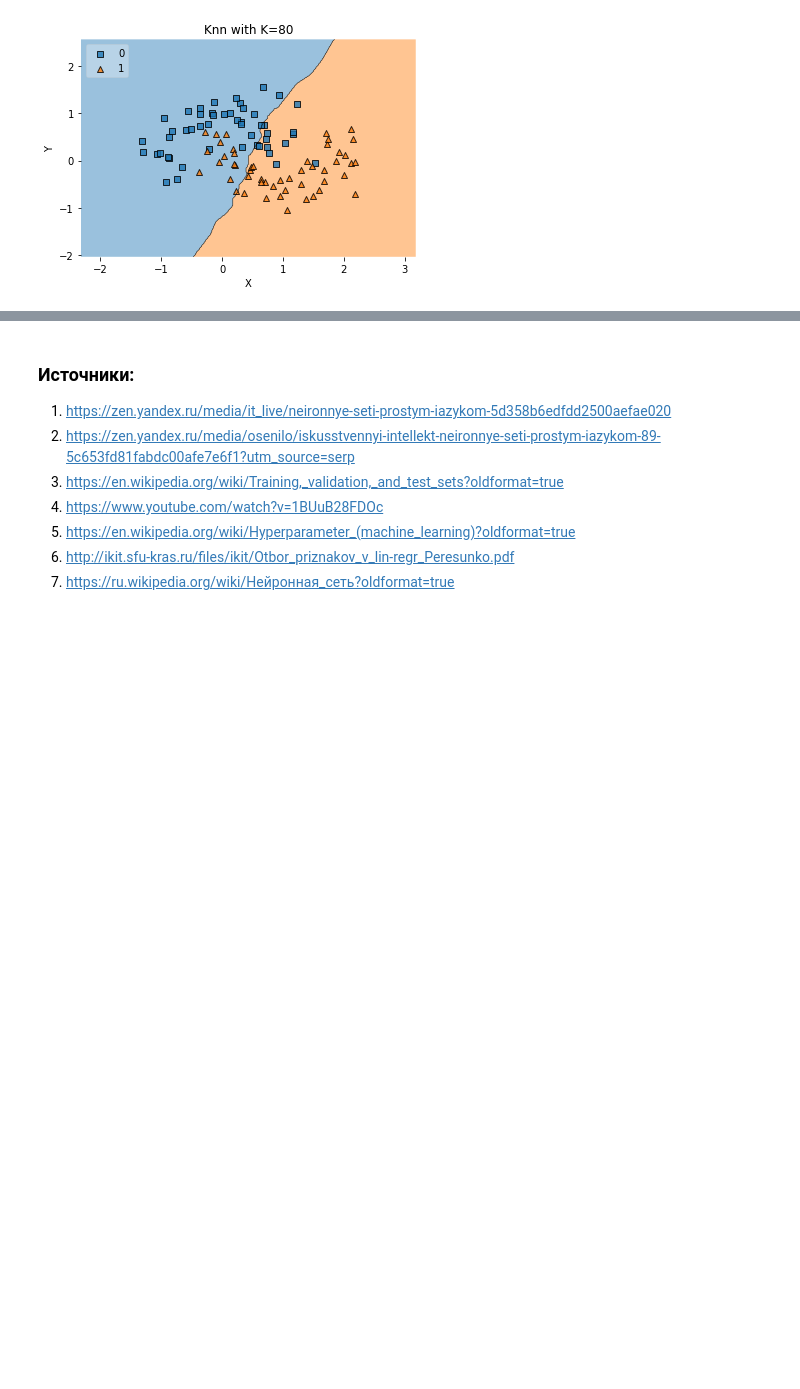
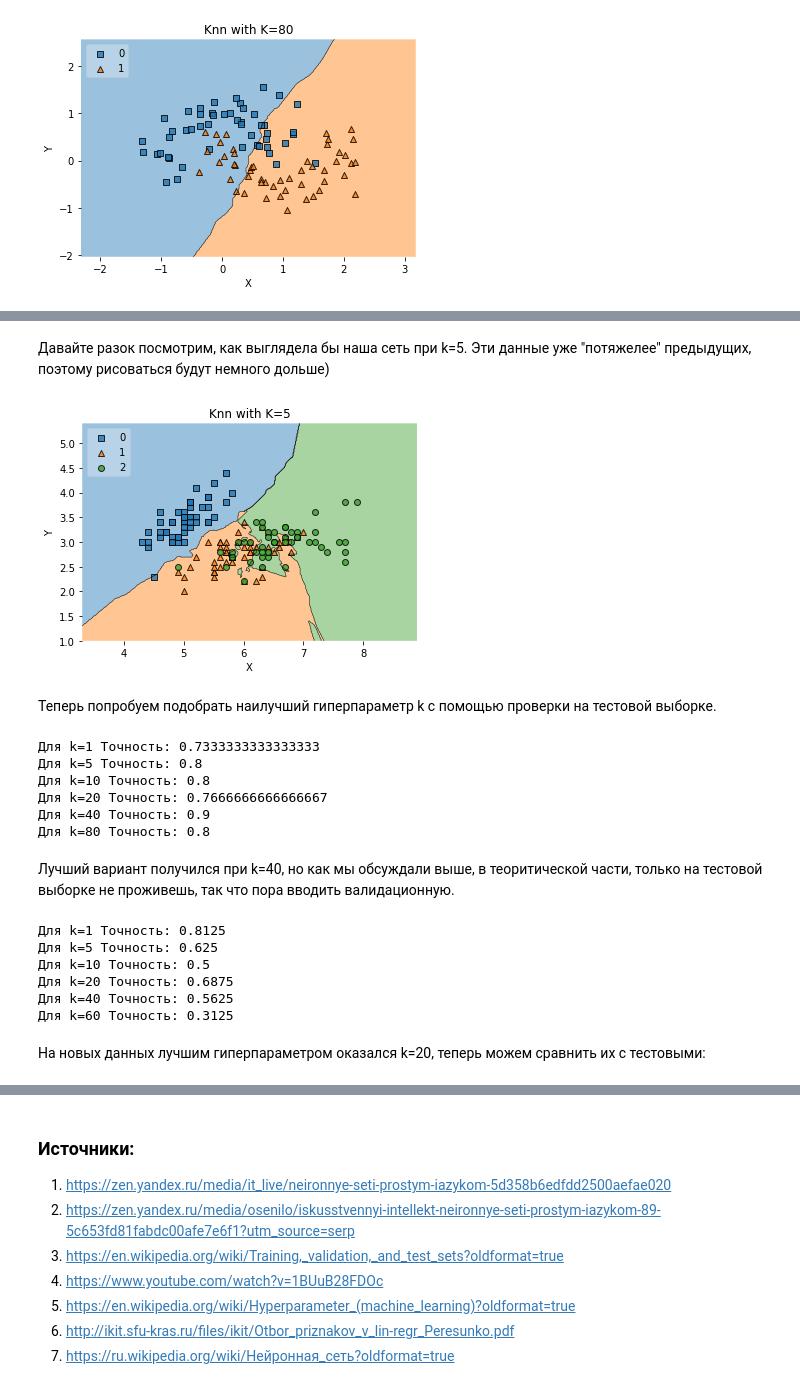
Before and after one commit to heyllog/dl, a Jupyter notebook: tutorial.ipynb, the cells around one changed output, grey strips where cells are left out. Drawn from its saved outputs; the diff is of its cells as text; code cells hidden in the pictures; blank space fills up the shorter version.

```diff
--- a/tutorial.ipynb
+++ b/tutorial.ipynb
@@ -133,0 +140,70 @@ knn_comparison(data1, 80)
+# %% [markdown]
+Давайте разок посмотрим, как выглядела бы наша сеть при k=5. Эти данные уже "потяжелее" предыдущих, поэтому рисоваться будут немного дольше)
+# %%
+# Загружаем данные Iris
+iris = datasets.load_iris()
+X = iris.data[:, :2]  # Берем отдельно значения
+y = iris.target   # И отдельно к какому классу/метке эти значения относятся
+
+# Тренируем сеть
+knn = neighbors.KNeighborsClassifier(n_neighbors=5)
+knn.fit(X, y)
+
+# Рисуем график
+plot_decision_regions(X, y, clf=knn, legend=2)
+plt.xlabel('X')
+plt.ylabel('Y')
+plt.title('Knn with K=5')
+plt.show()
+# %% [output]
+[figure, added]
+# %% [markdown]
+Теперь попробуем подобрать наилучший гиперпараметр k с помощью проверки на тестовой выборке.
+# %%
+# Подгрузим метод, который оценит насколько точна наша нейронная сеть
+from sklearn.metrics import accuracy_score
+
+# Загружаем данные Iris
+iris = datasets.load_iris()
+X = iris.data[:, :2]  # Берем отдельно значения
+y = iris.target   # И отдельно к какому классу/метке эти значения относятся
+# если забыл, что такое метка, то смотри пункт Обучающая и тестовая выборки
+
+# Делим данные на тестовые и тренировочные
+# Параметр test_size=0.2 показывает, что мы берем 20 процентов от всех данных как тестовые
+X_train, X_test, y_train, y_test = train_test_split(X, y, test_size=0.2, random_state=42)
+
+# Смотрим настолько хорошо сеть работает с новыми данными используя разные k
+for i in [1,5,10,20,40,80]:
+    knn = neighbors.KNeighborsClassifier(n_neighbors=i)
+    knn.fit(X_train, y_train)
+    knn_pred = knn.predict(X_test)
+    print("Для k=" + str(i) + " Точность: " + str(accuracy_score(y_test, knn_pred)))
+# %% [output]
+Для k=1 Точность: 0.7333333333333333
+Для k=5 Точность: 0.8
+Для k=10 Точность: 0.8
+Для k=20 Точность: 0.7666666666666667
+Для k=40 Точность: 0.9
+Для k=80 Точность: 0.8
+# %% [markdown]
+Лучший вариант получился при k=40, но как мы обсуждали выше, в теоритической части, только на тестовой выборке не проживешь, так что пора вводить валидационную.
+# %%
+# Делим предыдущие X_train и y_train, чтобы сделать валидационную выборку
+X_train, X_valid, y_train, y_valid = train_test_split(X_train, y_train, test_size=0.2, random_state=42)
+
+# Смотрим настолько хорошо сеть работает с новыми данными используя разные k
+for i in [1,5,10,20,40,60]:
+    knn = neighbors.KNeighborsClassifier(n_neighbors=i)
+    knn.fit(X_train, y_train)
+    knn_pred = knn.predict(X_valid)
+    print("Для k=" + str(i) + " Точность: " + str(accuracy_score(y_valid, knn_pred)))
+# %% [output]
+Для k=1 Точность: 0.8125
+Для k=5 Точность: 0.625
+Для k=10 Точность: 0.5
+Для k=20 Точность: 0.6875
+Для k=40 Точность: 0.5625
+Для k=60 Точность: 0.3125
+# %% [markdown]
+На новых данных лучшим гиперпараметром оказался k=20, теперь можем сравнить их с тестовыми:
```
Also changed, not shown: parts of 7 cells of this notebook, 1 other file.
